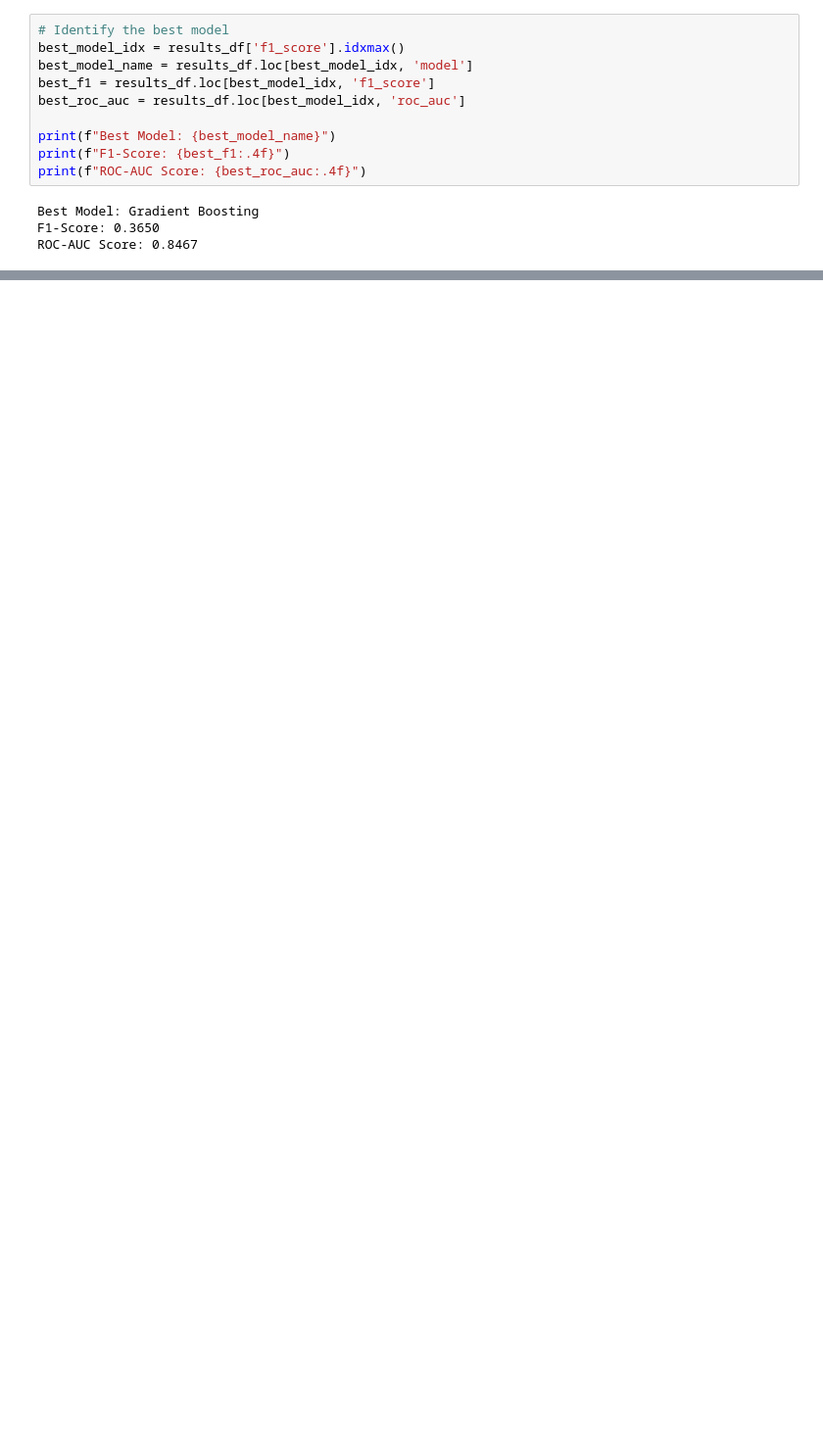
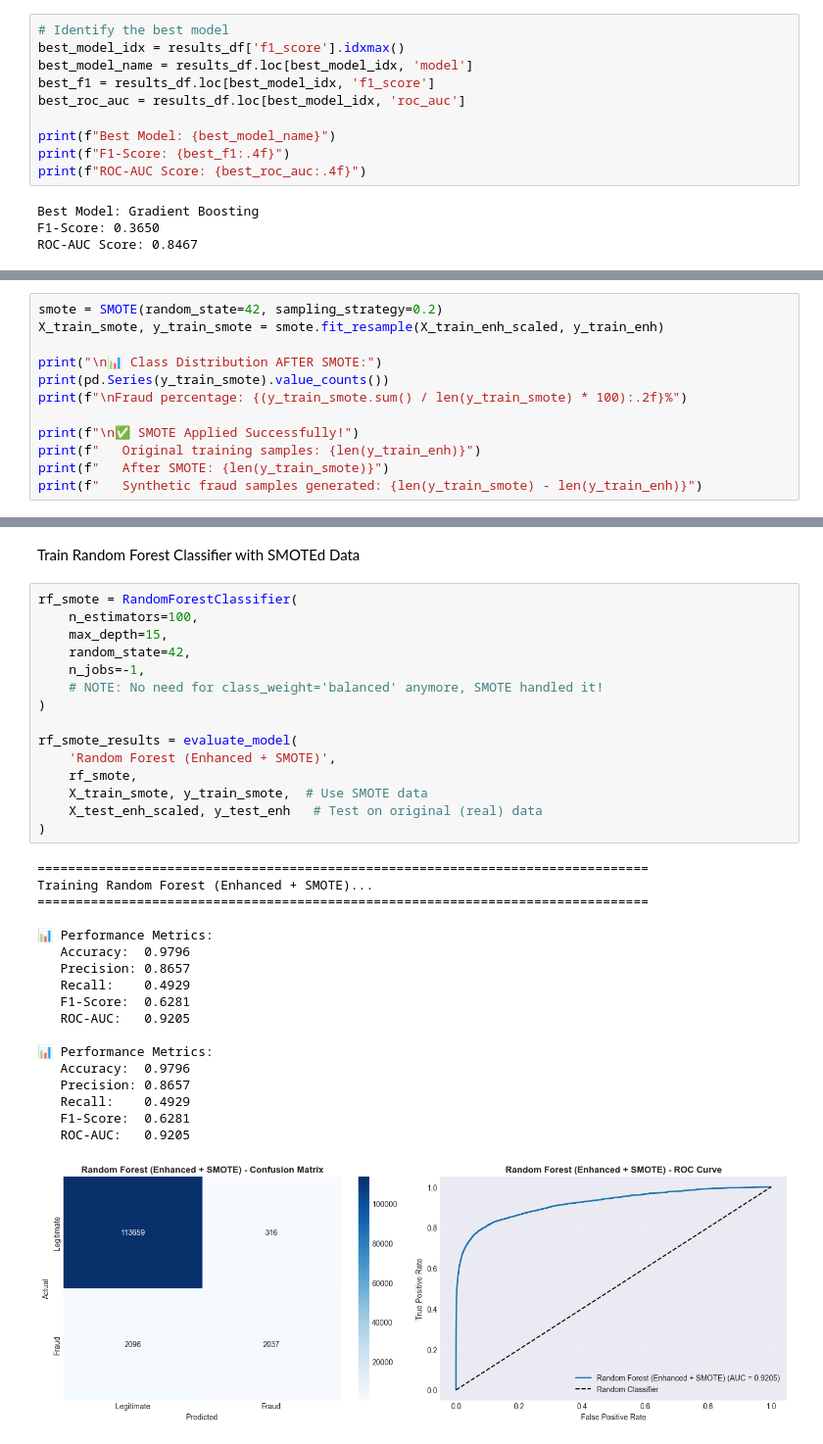
Before and after one commit to mrafiasyifaa/Midterm-Machine-Learning-2025, a Jupyter notebook: midterm_transaction_data.ipynb, the cells around one changed output, grey strips where cells are left out. Shown at 98% size. Saved outputs shown, nothing was run; the diff lists cells and outputs as text; blank space fills up the shorter version.

```diff
--- a/midterm_transaction_data.ipynb
+++ b/midterm_transaction_data.ipynb
@@ -672,0 +862,12 @@ Now that the baseline works, you can:
+# %%
+smote = SMOTE(random_state=42, sampling_strategy=0.2)
+X_train_smote, y_train_smote = smote.fit_resample(X_train_enh_scaled, y_train_enh)
+
+print("\n📊 Class Distribution AFTER SMOTE:")
+print(pd.Series(y_train_smote).value_counts())
+print(f"\nFraud percentage: {(y_train_smote.sum() / len(y_train_smote) * 100):.2f}%")
+
+print(f"\n✅ SMOTE Applied Successfully!")
+print(f"   Original training samples: {len(y_train_enh)}")
+print(f"   After SMOTE: {len(y_train_smote)}")
+print(f"   Synthetic fraud samples generated: {len(y_train_smote) - len(y_train_enh)}")
@@ -672,0 +887,36 @@ Now that the baseline works, you can:
+# %% [markdown]
+Train Random Forest Classifier with SMOTEd Data
+# %%
+rf_smote = RandomForestClassifier(
+    n_estimators=100,
+    max_depth=15,
+    random_state=42,
+    n_jobs=-1,
+    # NOTE: No need for class_weight='balanced' anymore, SMOTE handled it!
+)
+
+rf_smote_results = evaluate_model(
+    'Random Forest (Enhanced + SMOTE)',
+    rf_smote,
+    X_train_smote, y_train_smote,  # Use SMOTE data
+    X_test_enh_scaled, y_test_enh   # Test on original (real) data
+)
+# %% [output]
+================================================================================
+Training Random Forest (Enhanced + SMOTE)...
+================================================================================
+
+📊 Performance Metrics:
+   Accuracy:  0.9796
+   Precision: 0.8657
+   Recall:    0.4929
+   F1-Score:  0.6281
+   ROC-AUC:   0.9205
+
+📊 Performance Metrics:
+   Accuracy:  0.9796
+   Precision: 0.8657
+   Recall:    0.4929
+   F1-Score:  0.6281
+   ROC-AUC:   0.9205
+[figure, added]
```
Also changed, not shown: parts of 40 cells of this notebook.
